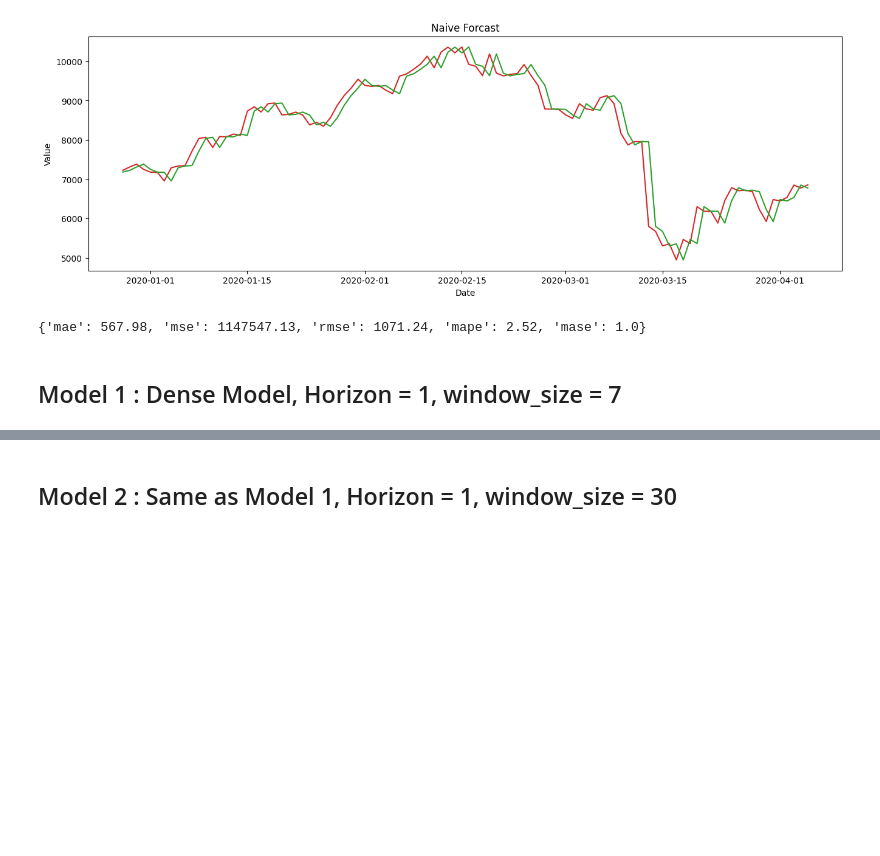
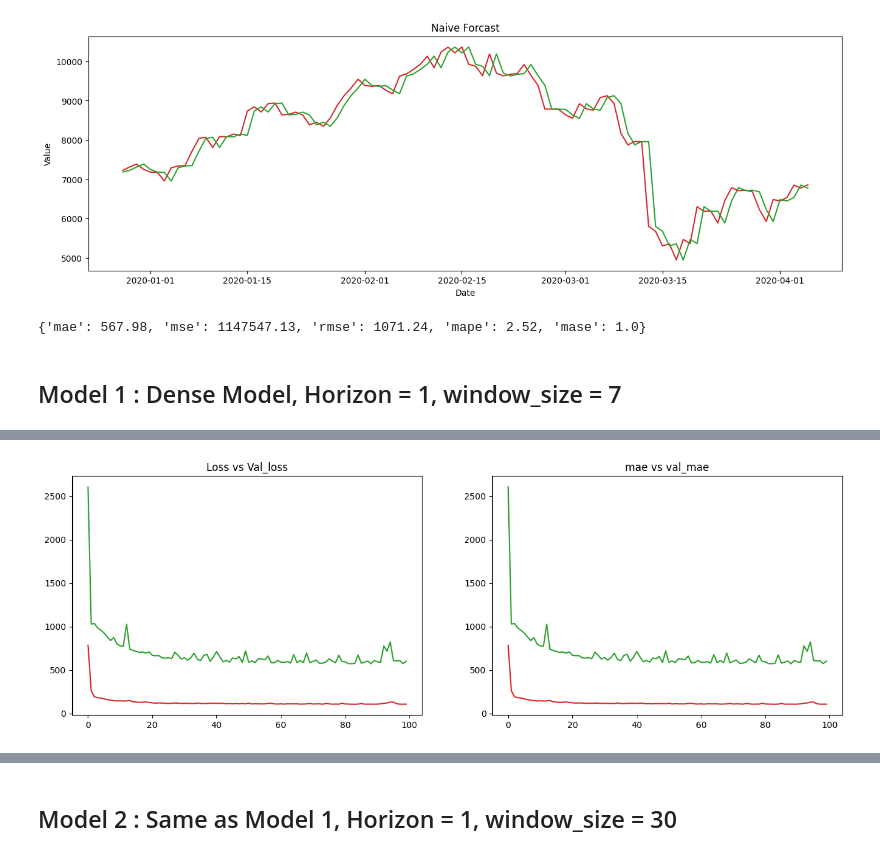
Before and after one commit to anilkumarKanasani/tensorflow-deep-learning, a Jupyter notebook: Notebooks/09_Time_series_predictions.ipynb, the cells around one changed output, grey strips where cells are left out. Cells and saved outputs as stored; diff of their text form; code cells hidden in the pictures; blank space fills up the shorter version.

```diff
--- a/Notebooks/09_Time_series_predictions.ipynb
+++ b/Notebooks/09_Time_series_predictions.ipynb
@@ -275,16 +339,13 @@ naive_forcast_metrics
 # %%
 # define a dense model with horizon and window_size as input
 import tensorflow as tf
-
+tf.random.set_seed(42)
 def dense_model(horizon, window_size):
     model = tf.keras.Sequential([
-        tf.keras.layers.InputLayer(input_shape=(window_size)),
-        tf.keras.layers.Dense(128, activation='relu'),
-        tf.keras.layers.Dense(horizon)
-    ])
-    model.compile(loss=tf.keras.losses.mae,
-                  optimizer=tf.keras.optimizers.Adam(),
-                  metrics=["mae"])
+                                    tf.keras.layers.InputLayer(input_shape=(window_size)),
+                                    tf.keras.layers.Dense(128, activation='relu'),
+                                    tf.keras.layers.Dense(horizon, activation='linear')
+                                ])
     return model
 
 model_1 = dense_model(horizon=1, window_size=7)
@@ -337,12 +374,16 @@ y_test_Horizons shape: (544, 1)
 # %%
 # compile the model
+from helper_functions import prepare_checkpoint_call_back
 model_1.compile(loss=tf.keras.losses.mae,
                 optimizer=tf.keras.optimizers.Adam(),
-                metrics=["mae"])
+                metrics=["mae", "mse"])
 
 # fit the model
 history_1 = model_1.fit(X_train_windowed, y_train_Horizons,
                         epochs=100,
+                        verbose=1,
                         batch_size=128,
-                        validation_data=(X_test_windowed, y_test_Horizons))
+                        validation_data=(X_test_windowed, y_test_Horizons),
+                        callbacks=[prepare_checkpoint_call_back(dir_name="model_check_point_logs",
+                                                                experiment_name="model_1_Horizon_1_window_size_7")])
 # %% [output]
@@ -365,0 +407,17 @@ Epoch 100/100
+# %%
+# plot the loss curve
+history_1_df = pd.DataFrame(history_1.history)
+
+# sub plots of mae, mse and val_loss
+plt.figure(figsize=(16,5), dpi=100)
+plt.subplot(1,2,1)
+plt.plot(history_1_df['loss'], color='tab:red')
+plt.plot(history_1_df['val_loss'], color='tab:green')
+plt.title('Loss vs Val_loss')
+plt.subplot(1,2,2)
+plt.plot(history_1_df['mae'], color='tab:red')
+plt.plot(history_1_df['val_mae'], color='tab:green')
+plt.title('mae vs val_mae')
+plt.show()
+# %% [output]
+[figure, added]
```
Also changed, not shown: parts of 32 cells of this notebook, 2 other files.
